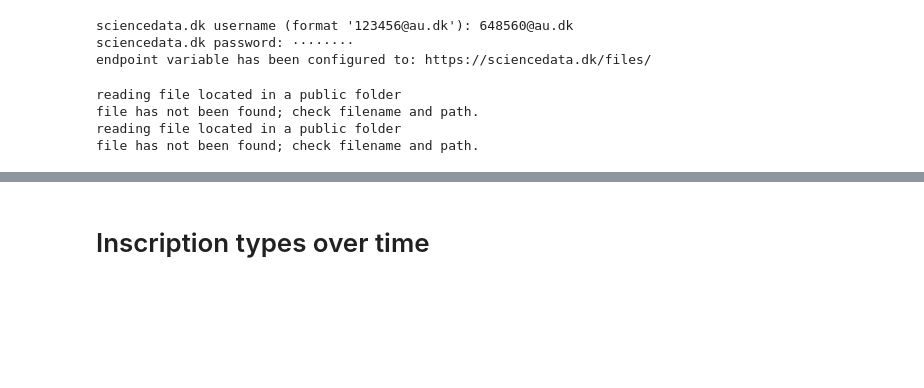
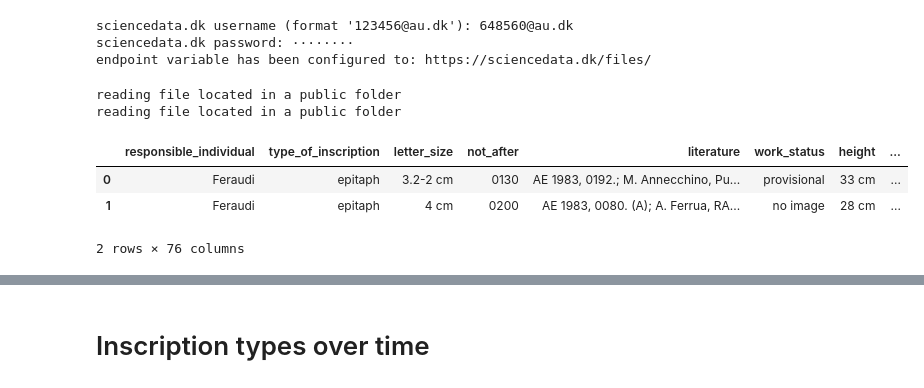
Before and after one commit to sdam-au/epigraphic_roads, a Jupyter notebook: scripts/2_5_py_TEMPORAL_TERMS.ipynb, the cells around one changed output, grey strips where cells are left out. Cells and saved outputs as stored; diff of their text form; code cells hidden in the pictures; blank space fills up the shorter version.

```diff
--- a/scripts/2_5_py_TEMPORAL_TERMS.ipynb
+++ b/scripts/2_5_py_TEMPORAL_TERMS.ipynb
@@ -41,13 +49,10 @@ endpoint variable has been configured to: https://sciencedata.dk/files/
 # %%
 # read datasets in public folders
 
-publicfolder = "SDAM_root/SDAM_data/epigraphic_roads"
+publicfolder = "66cbabddae0e02c6ae6c15be9746990c/"
 
-#publicfolder = "don't have it yet"
-EDH = sddk.read_file("EDH_occups.json", "df", publicfolder)
-EDCS = sddk.read_file("EDCS_occups.json", "df", publicfolder)
+EDH = sddk.read_file("EDH_terms_2021-02-26.json", "df", publicfolder)
+EDCS = sddk.read_file("EDCS_terms_2021-02-26.json", "df", publicfolder)
 # %% [output]
 reading file located in a public folder
-file has not been found; check filename and path.
 reading file located in a public folder
-file has not been found; check filename and path.
@@ -57,0 +59,7 @@ EDCS = pd.read_json("data/EDCS_terms_2021-02-19.json")
+# %%
+EDH.head(2)
+# %% [output]
+|  | responsible_individual | type_of_inscription | letter_size | not_after | literature | work_status | height | ... |
+| 0 | Feraudi | epitaph | 3.2-2 cm | 0130 | AE 1983, 0192.; M. Annecchino, Pu... | provisional | 33 cm | ... |
+| 1 | Feraudi | epitaph | 4 cm | 0200 | AE 1983, 0080. (A); A. Ferrua, RA... | no image | 28 cm | ... |
+2 rows × 76 columns
```
Also changed, not shown: parts of 32 cells of this notebook, 6 other files.
